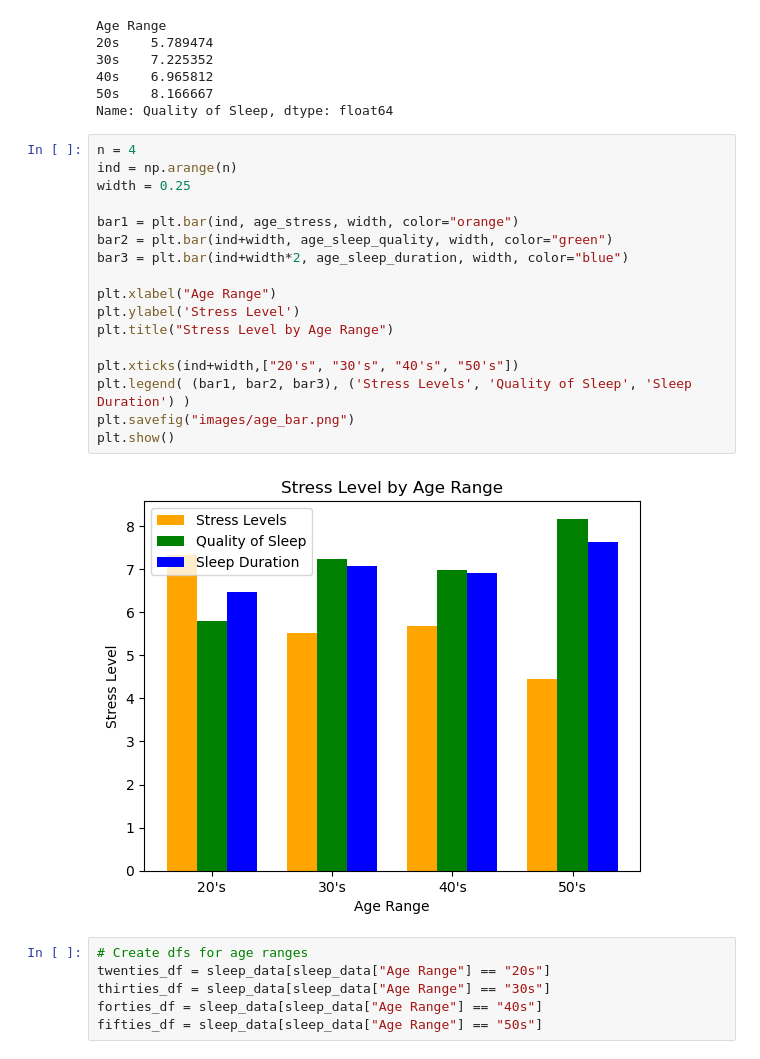
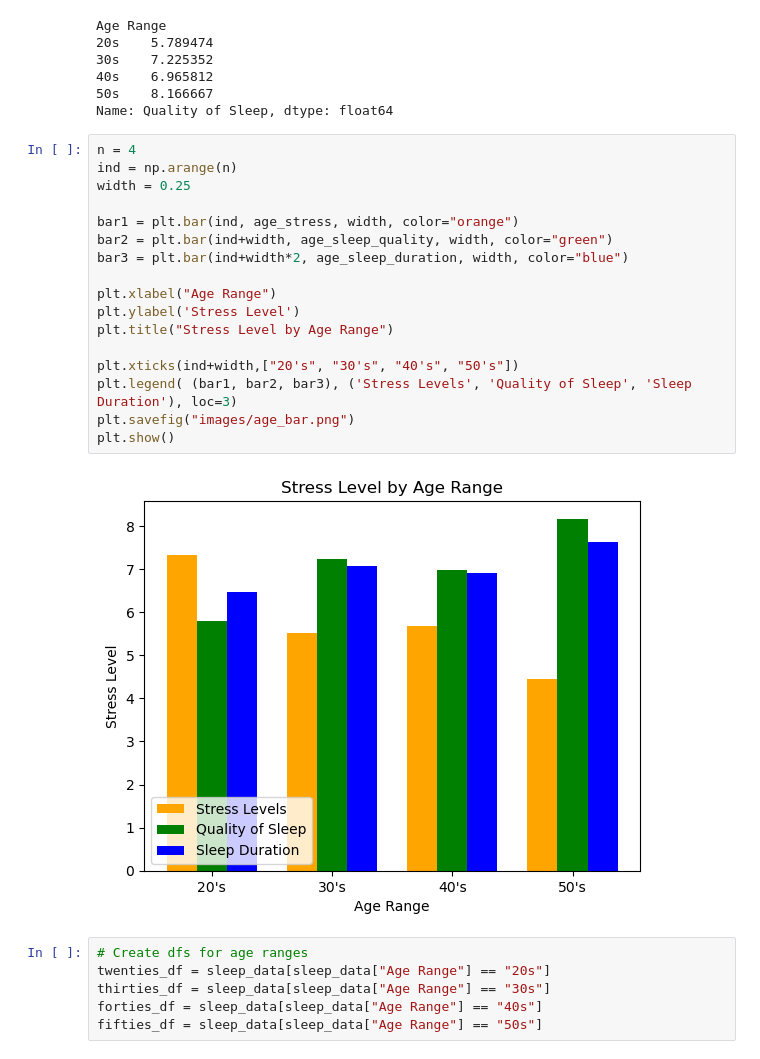
Before and after one commit to jaredsletto/Project_1, a Jupyter notebook: Project_1_sleep.ipynb, the cells around one changed output. Saved outputs shown, nothing was run; the diff lists cells and outputs as text.

```diff
--- a/Project_1_sleep.ipynb
+++ b/Project_1_sleep.ipynb
@@ -183,25 +183,25 @@ Age Range
 40s    6.965812
 50s    8.166667
 Name: Quality of Sleep, dtype: float64
-# %%
-n = 4
-ind = np.arange(n)
-width = 0.25
-
-bar1 = plt.bar(ind, age_stress, width, color="orange")
-bar2 = plt.bar(ind+width, age_sleep_quality, width, color="green")
-bar3 = plt.bar(ind+width*2, age_sleep_duration, width, color="blue")
-
-plt.xlabel("Age Range")
-plt.ylabel('Stress Level')
-plt.title("Stress Level by Age Range")
-
-plt.xticks(ind+width,["20's", "30's", "40's", "50's"])
-plt.legend( (bar1, bar2, bar3), ('Stress Levels', 'Quality of Sleep', 'Sleep Duration') )
-plt.savefig("images/age_bar.png")
-plt.show()
-# %% [output]
-[figure, removed]
+# %%
+n = 4
+ind = np.arange(n)
+width = 0.25
+
+bar1 = plt.bar(ind, age_stress, width, color="orange")
+bar2 = plt.bar(ind+width, age_sleep_quality, width, color="green")
+bar3 = plt.bar(ind+width*2, age_sleep_duration, width, color="blue")
+
+plt.xlabel("Age Range")
+plt.ylabel('Stress Level')
+plt.title("Stress Level by Age Range")
+
+plt.xticks(ind+width,["20's", "30's", "40's", "50's"])
+plt.legend( (bar1, bar2, bar3), ('Stress Levels', 'Quality of Sleep', 'Sleep Duration'), loc=3)
+plt.savefig("images/age_bar.png")
+plt.show()
+# %% [output]
+[figure, added]
 # %%
 # Create dfs for age ranges
 twenties_df = sleep_data[sleep_data["Age Range"] == "20s"]
```
Also changed, not shown: parts of 20 cells of this notebook, 1 other file.
